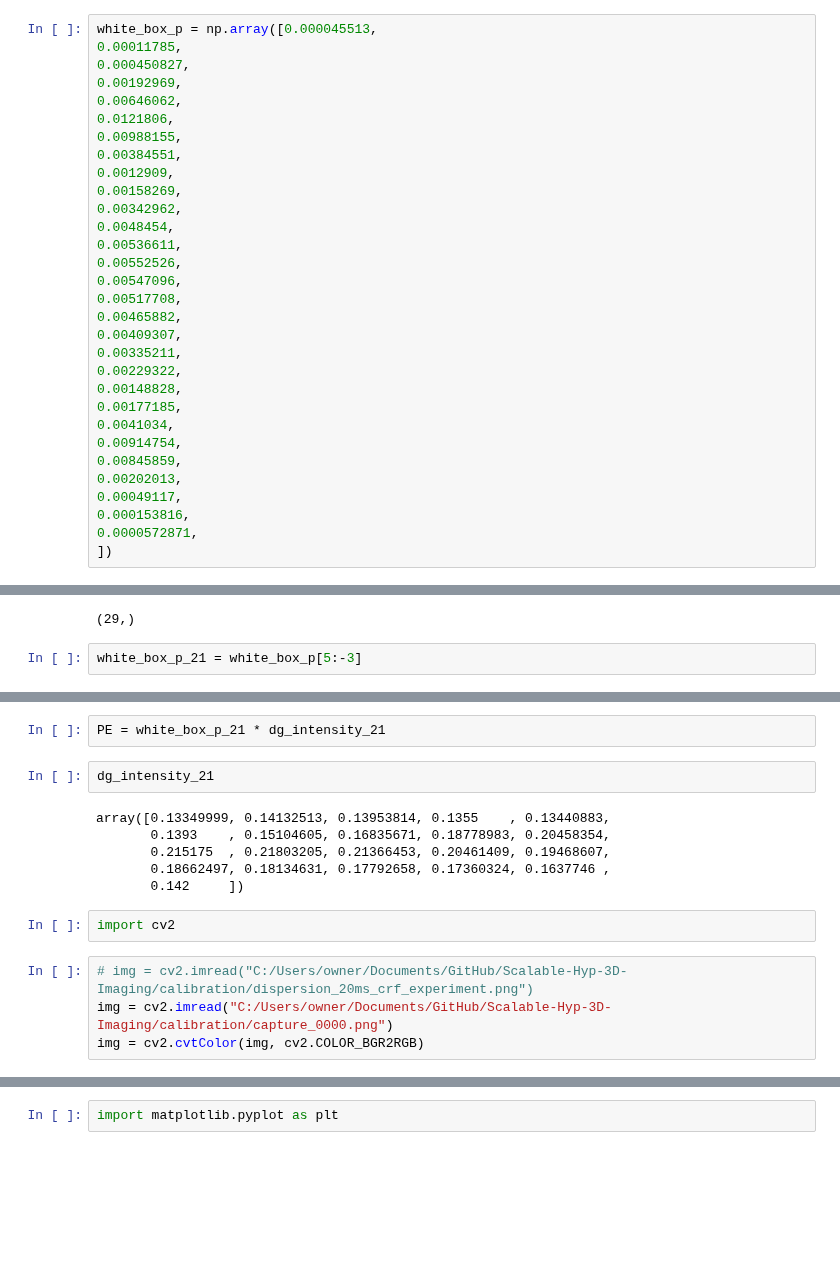
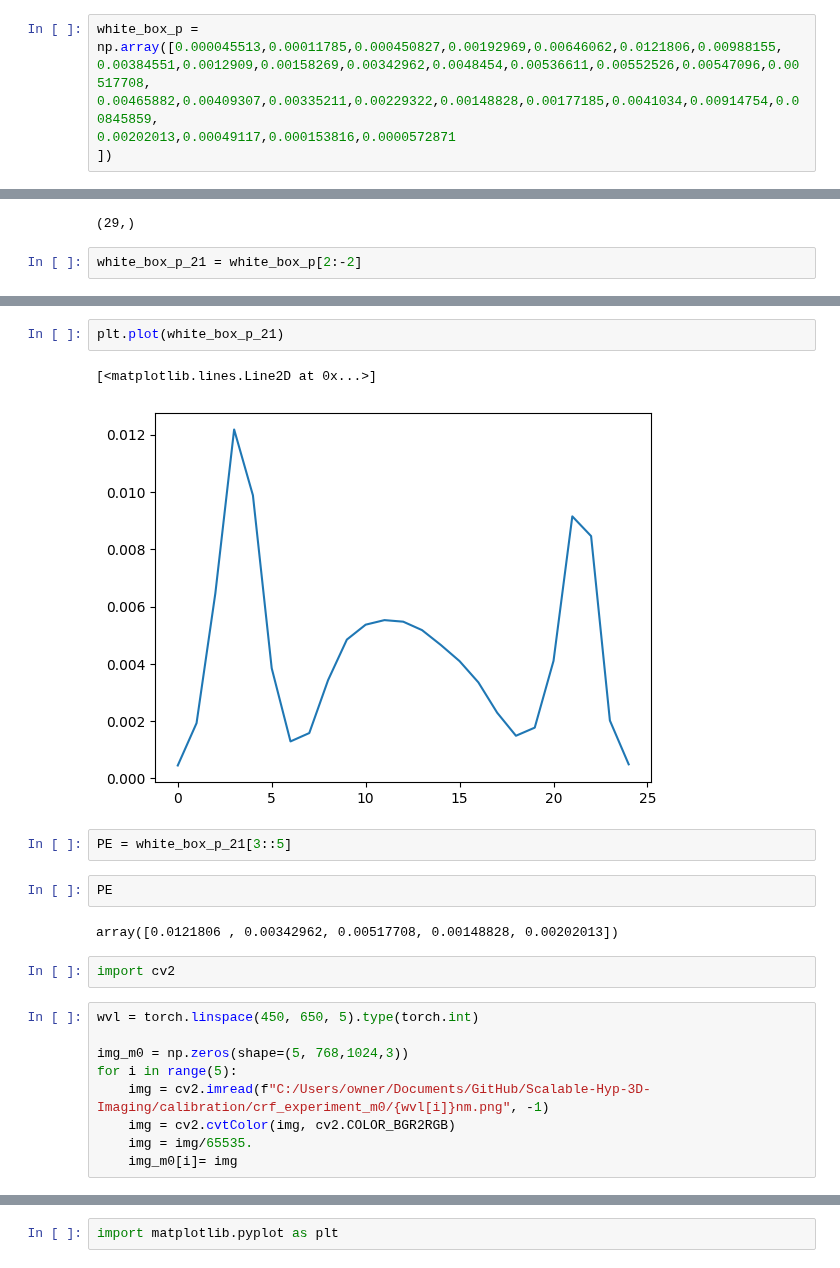
Before and after one commit to shshin1210/DSL, a Jupyter notebook: calibration/cam_response_ftn.ipynb, the cells around one changed output, grey strips where cells are left out. Saved outputs shown, nothing was run; the diff lists cells and outputs as text; blank space fills up the shorter version.

```diff
--- a/calibration/cam_response_ftn.ipynb
+++ b/calibration/cam_response_ftn.ipynb
@@ -25,38 +9,13 @@ dg_intensity_21 = dg_intensity[2][3:24]
 # %%
-white_box_p = np.array([0.000045513,
-0.00011785,
-0.000450827,
-0.00192969,
-0.00646062,
-0.0121806,
-0.00988155,
-0.00384551,
-0.0012909,
-0.00158269,
-0.00342962,
-0.0048454,
-0.00536611,
-0.00552526,
-0.00547096,
-0.00517708,
-0.00465882,
-0.00409307,
-0.00335211,
-0.00229322,
-0.00148828,
-0.00177185,
-0.0041034,
-0.00914754,
-0.00845859,
-0.00202013,
-0.00049117,
-0.000153816,
-0.0000572871,
+white_box_p = np.array([0.000045513,0.00011785,0.000450827,0.00192969,0.00646062,0.0121806,0.00988155,
+0.00384551,0.0012909,0.00158269,0.00342962,0.0048454,0.00536611,0.00552526,0.00547096,0.00517708,
+0.00465882,0.00409307,0.00335211,0.00229322,0.00148828,0.00177185,0.0041034,0.00914754,0.00845859,
+0.00202013,0.00049117,0.000153816,0.0000572871
 ])
 # %%
 white_box_p.shape
 # %% [output]
 (29,)
 # %%
-white_box_p_21 = white_box_p[5:-3]
+white_box_p_21 = white_box_p[2:-2]
 # %%
@@ -70,17 +30,23 @@ array([0.0121806 , 0.00988155, 0.00384551, 0.0012909 , 0.00158269,
+# %%
+plt.plot(white_box_p_21)
+# %% [output]
+[<matplotlib.lines.Line2D at 0x...>]
+[figure, added]
 # %%
-PE = white_box_p_21 * dg_intensity_21
+PE = white_box_p_21[3::5]
-# %%
-dg_intensity_21
-# %% [output]
-array([0.13349999, 0.14132513, 0.13953814, 0.1355    , 0.13440883,
-       0.1393    , 0.15104605, 0.16835671, 0.18778983, 0.20458354,
-       0.215175  , 0.21803205, 0.21366453, 0.20461409, 0.19468607,
-       0.18662497, 0.18134631, 0.17792658, 0.17360324, 0.1637746 ,
-       0.142     ])
+# %%
+PE
+# %% [output]
+array([0.0121806 , 0.00342962, 0.00517708, 0.00148828, 0.00202013])
 # %%
 import cv2
-# %%
-# img = cv2.imread("C:/Users/owner/Documents/GitHub/Scalable-Hyp-3D-Imaging/calibration/dispersion_20ms_crf_experiment.png")
-img = cv2.imread("C:/Users/owner/Documents/GitHub/Scalable-Hyp-3D-Imaging/calibration/capture_0000.png")
-img = cv2.cvtColor(img, cv2.COLOR_BGR2RGB)
+# %%
+wvl = torch.linspace(450, 650, 5).type(torch.int)
+
+img_m0 = np.zeros(shape=(5, 768,1024,3))
+for i in range(5):
+    img = cv2.imread(f"C:/Users/owner/Documents/GitHub/Scalable-Hyp-3D-Imaging/calibration/crf_experiment_m0/{wvl[i]}nm.png", -1)
+    img = cv2.cvtColor(img, cv2.COLOR_BGR2RGB)
+    img = img/65535.
+    img_m0[i]= img
 # %%
```
Also changed, not shown: parts of 36 cells of this notebook, 1 other file.
